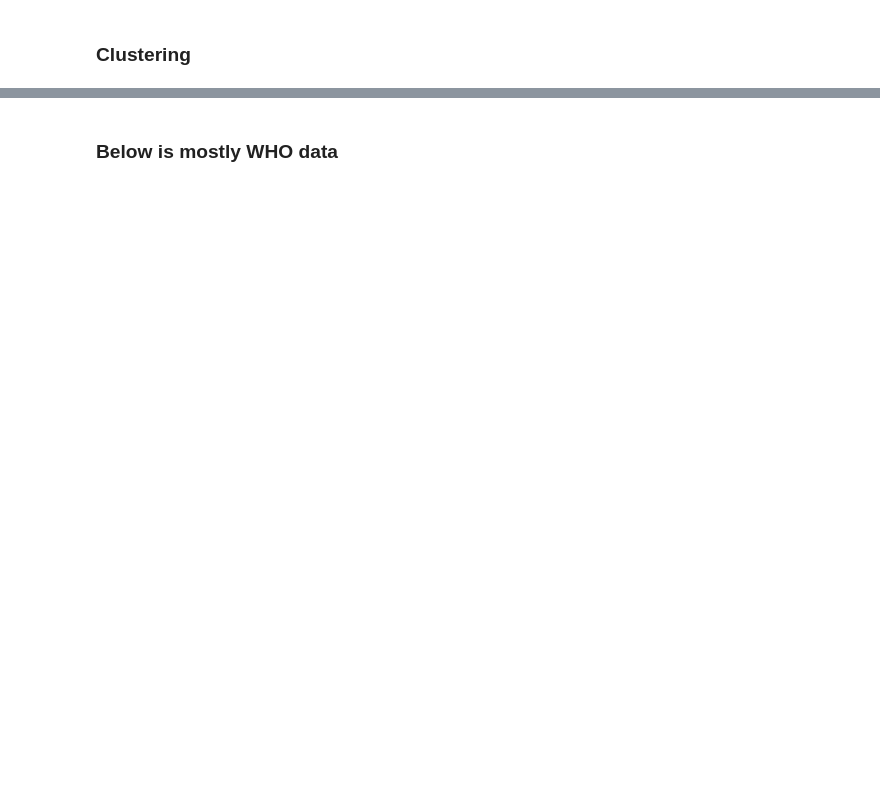
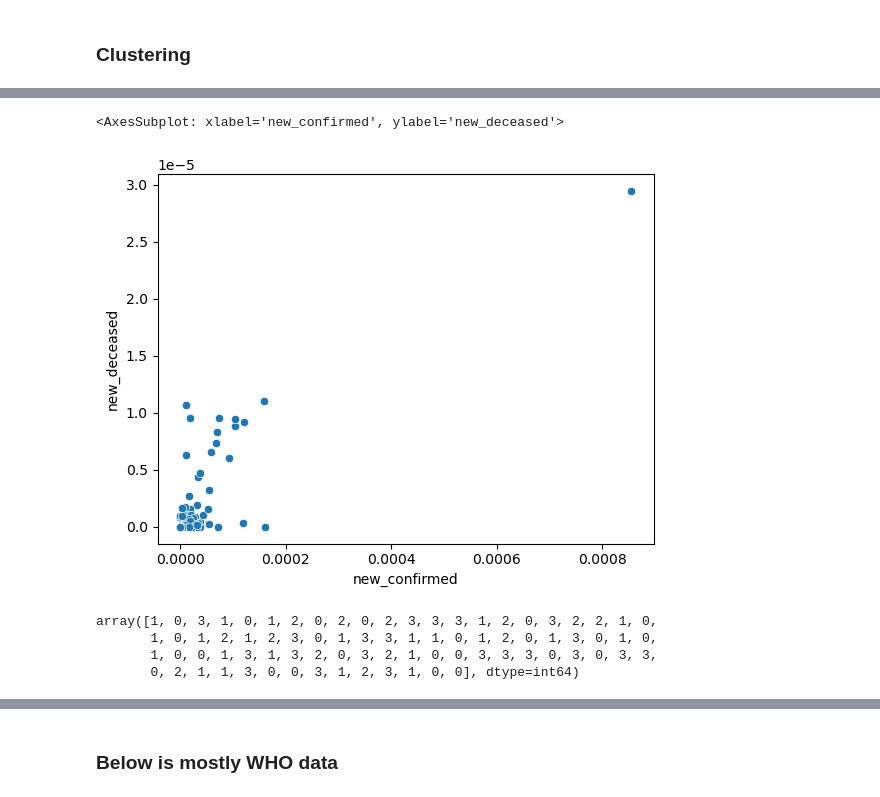
Before and after one commit to ev30/ML_Final_Project, a Jupyter notebook: code/ML_Project.ipynb, the cells around one changed output, grey strips where cells are left out. Drawn from its saved outputs; the diff is of its cells as text; code cells hidden in the pictures; blank space fills up the shorter version.

```diff
--- a/code/ML_Project.ipynb
+++ b/code/ML_Project.ipynb
@@ -375,8 +259,0 @@ covid_selected_df
-# %%
-covid_selected_df['cumulative_confirmed'] /= covid_selected_df['population']
-covid_selected_df['cumulative_deceased'] /= covid_selected_df['population']
-covid_selected_df['cumulative_hospitalized_patients'] /= covid_selected_df['population']
-covid_selected_df['cumulative_persons_vaccinated'] /= covid_selected_df['population']
-covid_selected_df['new_confirmed'] /= covid_selected_df['population']
-covid_selected_df['new_deceased'] /= covid_selected_df['population']
-covid_selected_df['new_persons_fully_vaccinated'] /= covid_selected_df['population']
@@ -423,4 +259,0 @@ covid_selected_df
-# %%
-# mean center & normalize
-covid_norm_df = (covid_selected_df-covid_selected_df.mean())/covid_selected_df.std()
-covid_norm_df
@@ -453,3 +264,15 @@ rand_means = np.random.uniform(low=-3.0, high=3.0, size=(k,covid_norm_df.shape[1
+# %%
+def normalize_dfs(covid_agg_unnorm_df, date):
+    covid_agg_unnorm_df = select_date_for_dfs(gov_df, epi_df, vac_df, hos_df, date)
+    #covid_selected_df = covid_agg_unnorm_df[['cumulative_confirmed', 'cumulative_deceased', 'cumulative_hospitalized_patients', 'new_confirmed', 'new_deceased', 'population']]
+    covid_selected_df = covid_agg_unnorm_df[['new_confirmed', 'new_deceased', 'population']]
+    for i in range(covid_selected_df.shape[1] - 1):
+        covid_selected_df.iloc[:, i] = covid_selected_df.iloc[:, i] / covid_selected_df['population']
+    covid_selected_df = covid_selected_df.drop('population', axis=1)
+    covid_norm_df = covid_selected_df
+    #covid_norm_df = (covid_selected_df-covid_selected_df.mean())/covid_selected_df.std()
+    #covid_norm_df
+    return covid_norm_df
 # %%
 # get_distance: gets the distance between a data point and a mean (208 dimensions)
 # inputs: data point and mean centroid
@@ -573,0 +457,6 @@ k_means_results = run_k_means(covid_mtx, rand_means)
+# %%
+# start here
+date = '2020-04-17'
+covid_agg_unnorm_df = select_date_for_dfs(gov_df, epi_df, vac_df, hos_df, date)
+covid_norm_df = normalize_dfs(covid_agg_unnorm_df, date)
+covid_norm_df
@@ -573,0 +478,5 @@ k_means_results = run_k_means(covid_mtx, rand_means)
+# %%
+sns.scatterplot(data=covid_norm_df, x='new_confirmed', y='new_deceased')
+# %% [output]
+<AxesSubplot: xlabel='new_confirmed', ylabel='new_deceased'>
+[figure, added]
@@ -573,0 +493,7 @@ k_means_results = run_k_means(covid_mtx, rand_means)
+# %%
+finals_df['clusters'].values
+# %% [output]
+array([1, 0, 3, 1, 0, 1, 2, 0, 2, 0, 2, 3, 3, 3, 1, 2, 0, 3, 2, 2, 1, 0,
+       1, 0, 1, 2, 1, 2, 3, 0, 1, 3, 3, 1, 1, 0, 1, 2, 0, 1, 3, 0, 1, 0,
+       1, 0, 0, 1, 3, 1, 3, 2, 0, 3, 2, 1, 0, 0, 3, 3, 3, 0, 3, 0, 3, 3,
+       0, 2, 1, 1, 3, 0, 0, 3, 1, 2, 3, 1, 0, 0], dtype=int64)
```
Also changed, not shown: parts of 82 cells of this notebook.
